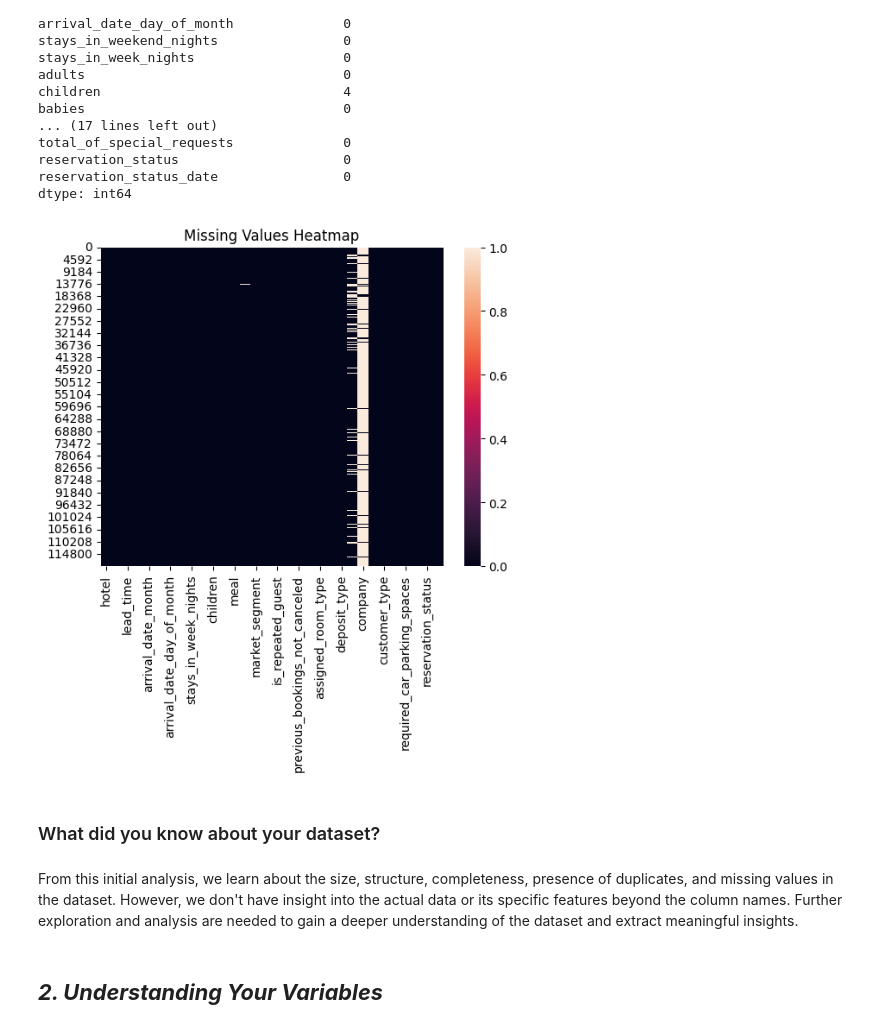
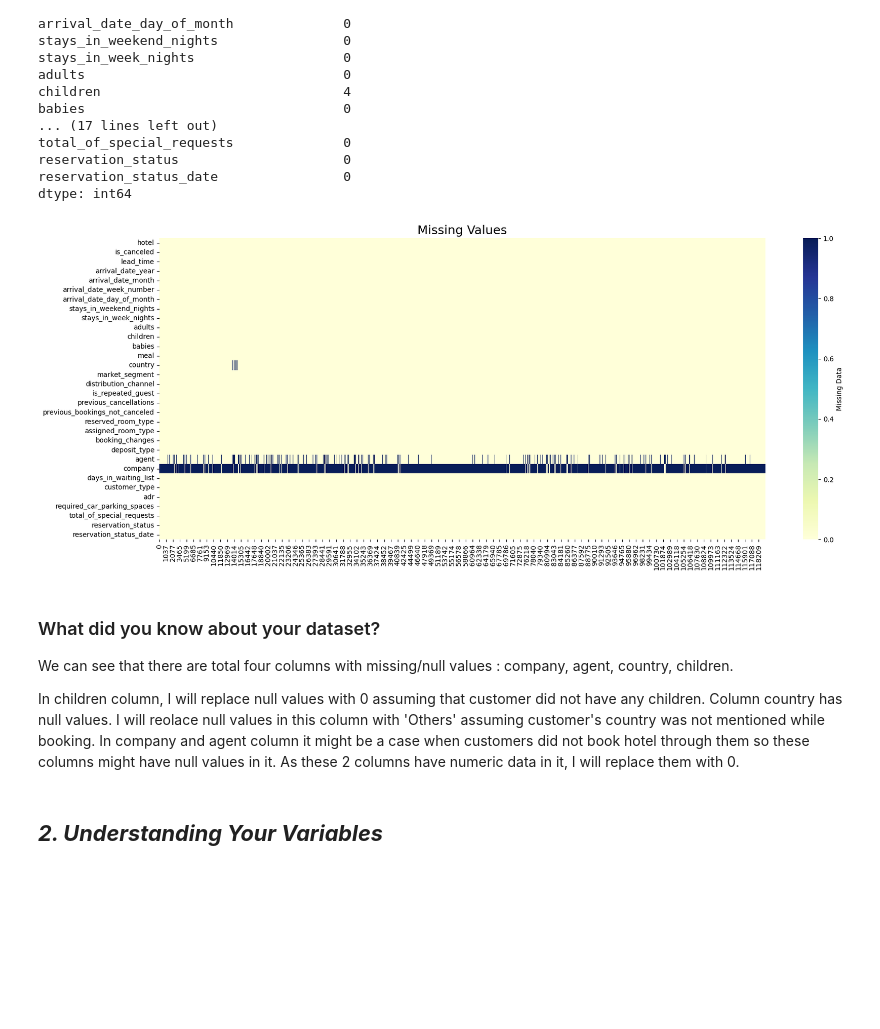
Before and after one commit to PujaH-DS/-Sample-EDA-Submission-HOTEL-BOOKING-Puja, a Jupyter notebook: Sample_EDA_Submission(HOTEL_BOOKING_)_Puja.ipynb, the cells around one changed output. Cells and saved outputs as stored; diff of their text form; code cells hidden in the pictures; blank space fills up the shorter version.

```diff
--- a/Sample_EDA_Submission(HOTEL_BOOKING_)_Puja.ipynb
+++ b/Sample_EDA_Submission(HOTEL_BOOKING_)_Puja.ipynb
@@ -184,4 +186,4 @@ file_path = '/content/Hotel Bookings (1).csv' # Update with your file's location
 import pandas as pd
 df = pd.read_csv(file_path)
 # %%
-hb_df = pd.read_csv('/content/Hotel Bookings (1).csv')
+hb_df = pd.read_csv('/content/Hotel Bookings - Hotel Bookings.csv.csv')
@@ -247,3 +275,6 @@ duplicate_count = hb_df.duplicated().sum()
 print(f"Number of duplicate rows: {duplicate_count}")
 # %% [output]
 Number of duplicate rows: 31994
+# %%
+#Dropping the duplicate values
+hb_df.drop_duplicates(inplace = True)
@@ -274,20 +309,24 @@ reservation_status                     0
 reservation_status_date                0
 dtype: int64
 # %%
-# Visualizing the missing values
+# Visualizing the missing values using Seaborn heatmap
 
-# Create a heatmap of missing values
-sns.heatmap(hb_df.isnull())
-plt.title('Missing Values Heatmap')
+plt.figure(figsize=(20,8))
+sns.heatmap(hb_df.isna().transpose(),
+            cmap="YlGnBu",
+            cbar_kws={'label': 'Missing Data'})
+
+plt.title('Missing Values', fontsize=18)
 plt.show()
 # %% [output]
-[figure, old version]
+[figure, new version]
-# %% [markdown]
-### What did you know about your dataset?
-# %% [markdown]
-
-
-From this initial analysis, we learn about the size, structure, completeness, presence of duplicates, and missing values in the dataset. However, we don't have insight into the actual data or its specific features beyond the column names. Further exploration and analysis are needed to gain a deeper understanding of the dataset and extract meaningful insights.
+# %% [markdown]
+### What did you know about your dataset?
+We can see that there are total four columns with missing/null values : company, agent, country, children.
+
+In children column, I will replace null values with 0 assuming that customer did not have any children.
+Column country has null values. I will reolace null values in this column with 'Others' assuming customer's country was not mentioned while booking.
+In company and agent column it might be a case when customers did not book hotel through them so these columns might have null values in it. As these 2 columns have numeric data in it, I will replace them with 0.
 # %% [markdown]
 ## ***2. Understanding Your Variables***
 # %%
```
Also changed, not shown: parts of 174 cells of this notebook.
